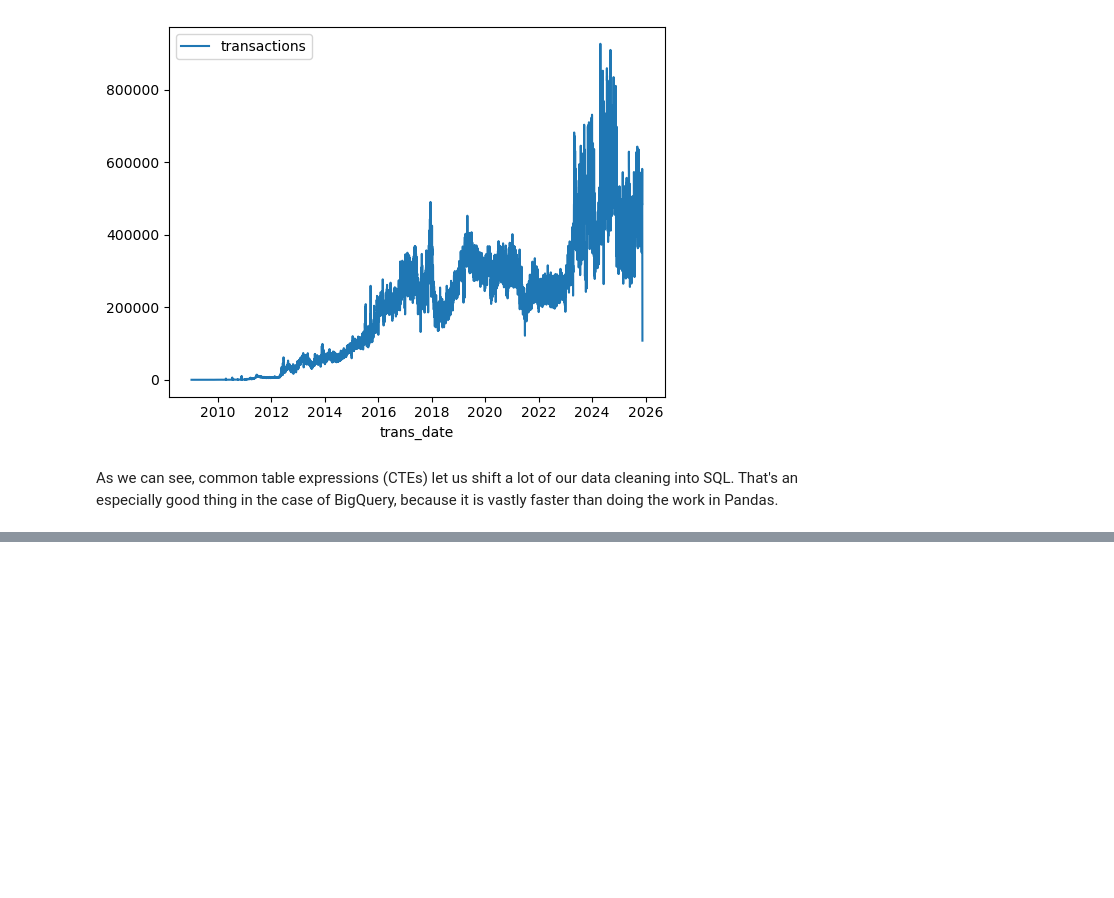
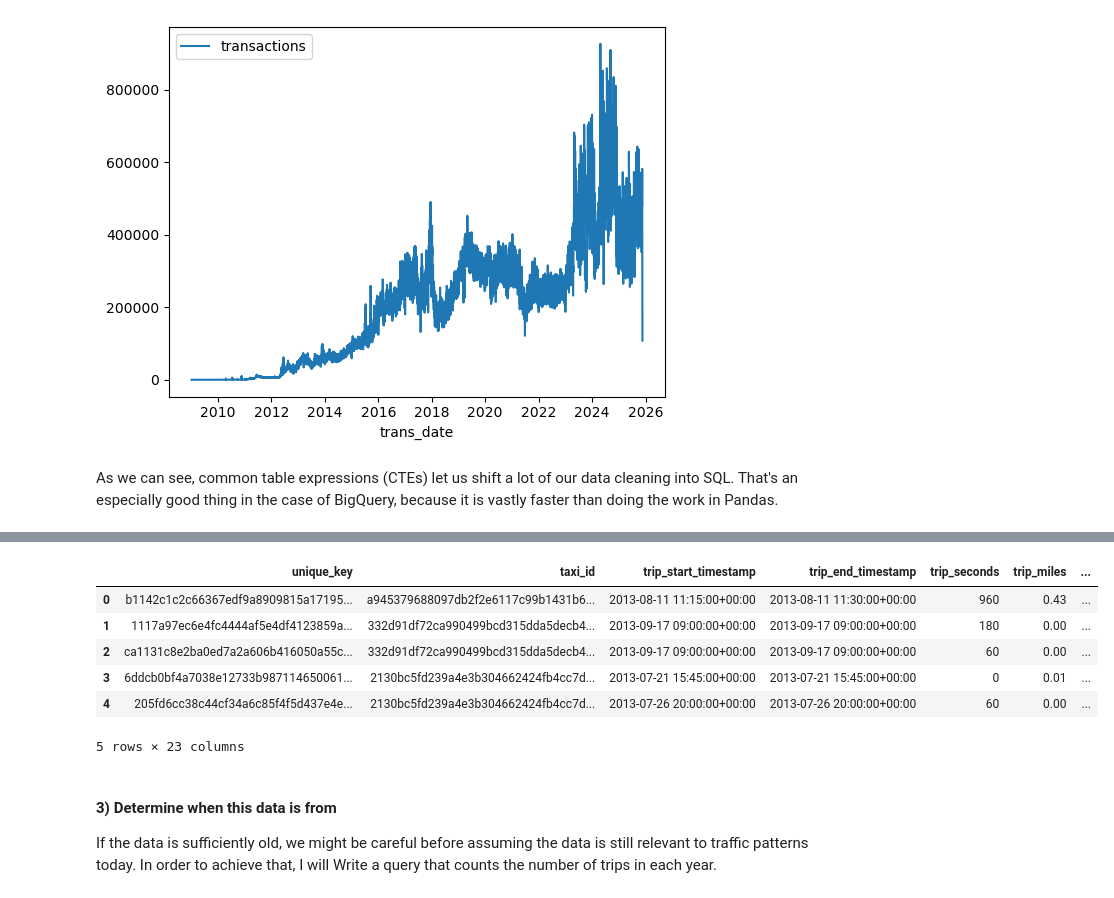
Before and after one commit to oktavianuu/SQL, a Jupyter notebook: intro/WITH_AS.ipynb, the cells around one changed output, grey strips where cells are left out. Cells and saved outputs as stored; diff of their text form; code cells hidden in the pictures; blank space fills up the shorter version.

```diff
--- a/intro/WITH_AS.ipynb
+++ b/intro/WITH_AS.ipynb
@@ -78,3 +78,9 @@ transaction_by_date.set_index('trans_date').plot()
 [figure]
 # %% [markdown]
 As we can see, common table expressions (CTEs) let us shift a lot of our data cleaning into SQL. That's an especially good thing in the case of BigQuery, because it is vastly faster than doing the work in Pandas.
+# %%
+dataset_ref = client.dataset("chicago_taxi_trips", project='bigquery-public-data')
+
+
+# Api req to fecth data
+dataset = client.get_dataset(dataset_ref)
@@ -80,0 +123,15 @@ As we can see, common table expressions (CTEs) let us shift a lot of our data cl
+# %%
+table_ref = dataset_ref.table('taxi_trips')
+table = client.get_table(table_ref)
+client.list_rows(table, max_results=5).to_dataframe()
+# %% [output]
+|  | unique_key | taxi_id | trip_start_timestamp | trip_end_timestamp | trip_seconds | trip_miles | ... |
+| 0 | b1142c1c2c66367edf9a8909815a17195... | a945379688097db2f2e6117c99b1431b6... | 2013-08-11 11:15:00+00:00 | 2013-08-11 11:30:00+00:00 | 960 | 0.43 | ... |
+| 1 | 1117a97ec6e4fc4444af5e4df4123859a... | 332d91df72ca990499bcd315dda5decb4... | 2013-09-17 09:00:00+00:00 | 2013-09-17 09:00:00+00:00 | 180 | 0.00 | ... |
+| 2 | ca1131c8e2ba0ed7a2a606b416050a55c... | 332d91df72ca990499bcd315dda5decb4... | 2013-09-17 09:00:00+00:00 | 2013-09-17 09:00:00+00:00 | 60 | 0.00 | ... |
+| 3 | 6ddcb0bf4a7038e12733b987114650061... | 2130bc5fd239a4e3b304662424fb4cc7d... | 2013-07-21 15:45:00+00:00 | 2013-07-21 15:45:00+00:00 | 0 | 0.01 | ... |
+| 4 | 205fd6cc38c44cf34a6c85f4f5d437e4e... | 2130bc5fd239a4e3b304662424fb4cc7d... | 2013-07-26 20:00:00+00:00 | 2013-07-26 20:00:00+00:00 | 60 | 0.00 | ... |
+5 rows × 23 columns
+# %% [markdown]
+#### 3) Determine when this data is from
+If the data is sufficiently old, we might be careful before assuming the data is still relevant to traffic patterns today. In order to achieve that, I will Write a query that counts the number of trips in each year.
```
Also changed, not shown: parts of 4 cells of this notebook.
